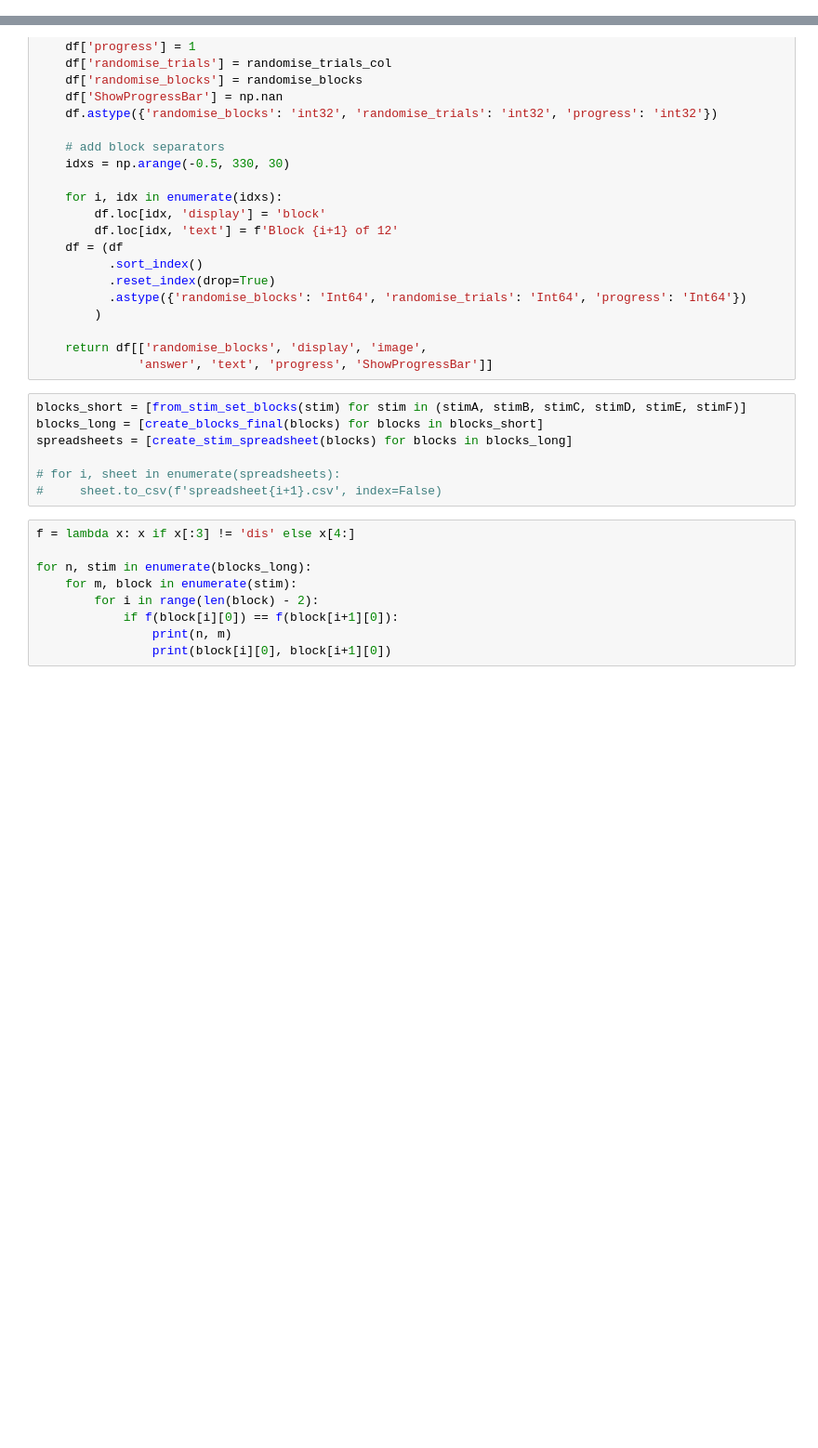
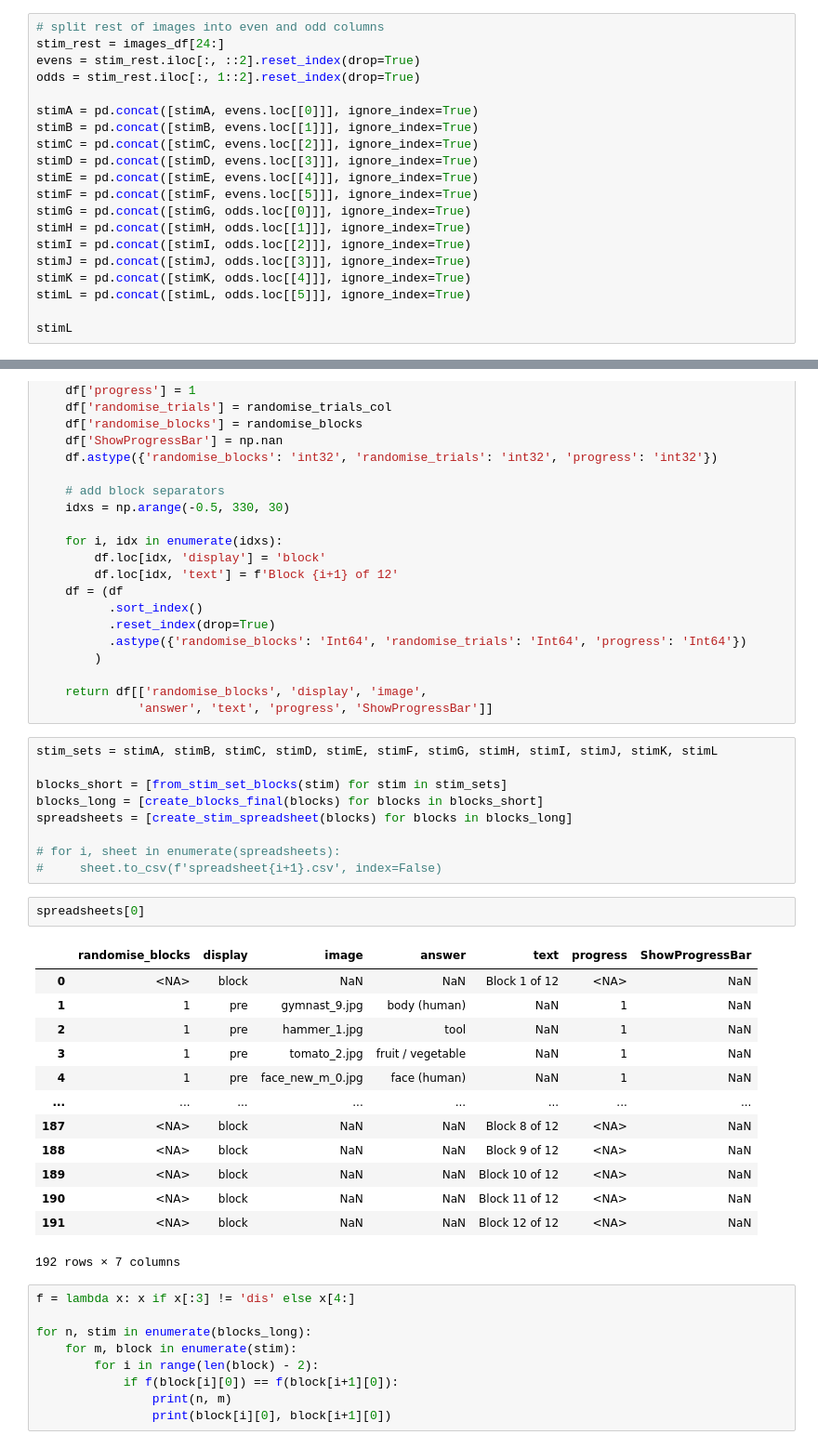
Before and after one commit to marek1n/mooney-pilot, a Jupyter notebook: utils/stimulus_spreadsheets.ipynb, the cells around one changed output, grey strips where cells are left out. Shown at 93% size. Drawn from its saved outputs; the diff is of its cells as text; blank space fills up the shorter version.

Commit message:
changed nr of blocks; TODO fix main fn

```diff
--- a/utils/stimulus_spreadsheets.ipynb
+++ b/utils/stimulus_spreadsheets.ipynb
@@ -109,0 +156,20 @@ stimF = images_df[25:30]
+# %%
+# split rest of images into even and odd columns
+stim_rest = images_df[24:]
+evens = stim_rest.iloc[:, ::2].reset_index(drop=True)
+odds = stim_rest.iloc[:, 1::2].reset_index(drop=True)
+
+stimA = pd.concat([stimA, evens.loc[[0]]], ignore_index=True)
+stimB = pd.concat([stimB, evens.loc[[1]]], ignore_index=True)
+stimC = pd.concat([stimC, evens.loc[[2]]], ignore_index=True)
+stimD = pd.concat([stimD, evens.loc[[3]]], ignore_index=True)
+stimE = pd.concat([stimE, evens.loc[[4]]], ignore_index=True)
+stimF = pd.concat([stimF, evens.loc[[5]]], ignore_index=True)
+stimG = pd.concat([stimG, odds.loc[[0]]], ignore_index=True)
+stimH = pd.concat([stimH, odds.loc[[1]]], ignore_index=True)
+stimI = pd.concat([stimI, odds.loc[[2]]], ignore_index=True)
+stimJ = pd.concat([stimJ, odds.loc[[3]]], ignore_index=True)
+stimK = pd.concat([stimK, odds.loc[[4]]], ignore_index=True)
+stimL = pd.concat([stimL, odds.loc[[5]]], ignore_index=True)
+
+stimL
@@ -231,12 +330,30 @@ def create_stim_spreadsheet(blocks: list[list[str]]) -> pd.DataFrame:
     return df[['randomise_blocks', 'display', 'image',
               'answer', 'text', 'progress', 'ShowProgressBar']]
 # %%
-blocks_short = [from_stim_set_blocks(stim) for stim in (stimA, stimB, stimC, stimD, stimE, stimF)]
+stim_sets = stimA, stimB, stimC, stimD, stimE, stimF, stimG, stimH, stimI, stimJ, stimK, stimL
+
+blocks_short = [from_stim_set_blocks(stim) for stim in stim_sets]
 blocks_long = [create_blocks_final(blocks) for blocks in blocks_short]
 spreadsheets = [create_stim_spreadsheet(blocks) for blocks in blocks_long]
 
 # for i, sheet in enumerate(spreadsheets):
 #     sheet.to_csv(f'spreadsheet{i+1}.csv', index=False)
+# %%
+spreadsheets[0]
+# %% [output]
+|  | randomise_blocks | display | image | answer | text | progress | ShowProgressBar |
+| 0 | <NA> | block | NaN | NaN | Block 1 of 12 | <NA> | NaN |
+| 1 | 1 | pre | gymnast_9.jpg | body (human) | NaN | 1 | NaN |
+| 2 | 1 | pre | hammer_1.jpg | tool | NaN | 1 | NaN |
+| 3 | 1 | pre | tomato_2.jpg | fruit / vegetable | NaN | 1 | NaN |
+| 4 | 1 | pre | face_new_m_0.jpg | face (human) | NaN | 1 | NaN |
+| ... | ... | ... | ... | ... | ... | ... | ... |
+| 187 | <NA> | block | NaN | NaN | Block 8 of 12 | <NA> | NaN |
+| 188 | <NA> | block | NaN | NaN | Block 9 of 12 | <NA> | NaN |
+| 189 | <NA> | block | NaN | NaN | Block 10 of 12 | <NA> | NaN |
+| 190 | <NA> | block | NaN | NaN | Block 11 of 12 | <NA> | NaN |
+| 191 | <NA> | block | NaN | NaN | Block 12 of 12 | <NA> | NaN |
+192 rows × 7 columns
 # %%
 f = lambda x: x if x[:3] != 'dis' else x[4:]
 
```
Also changed, not shown: parts of 6 cells of this notebook.
